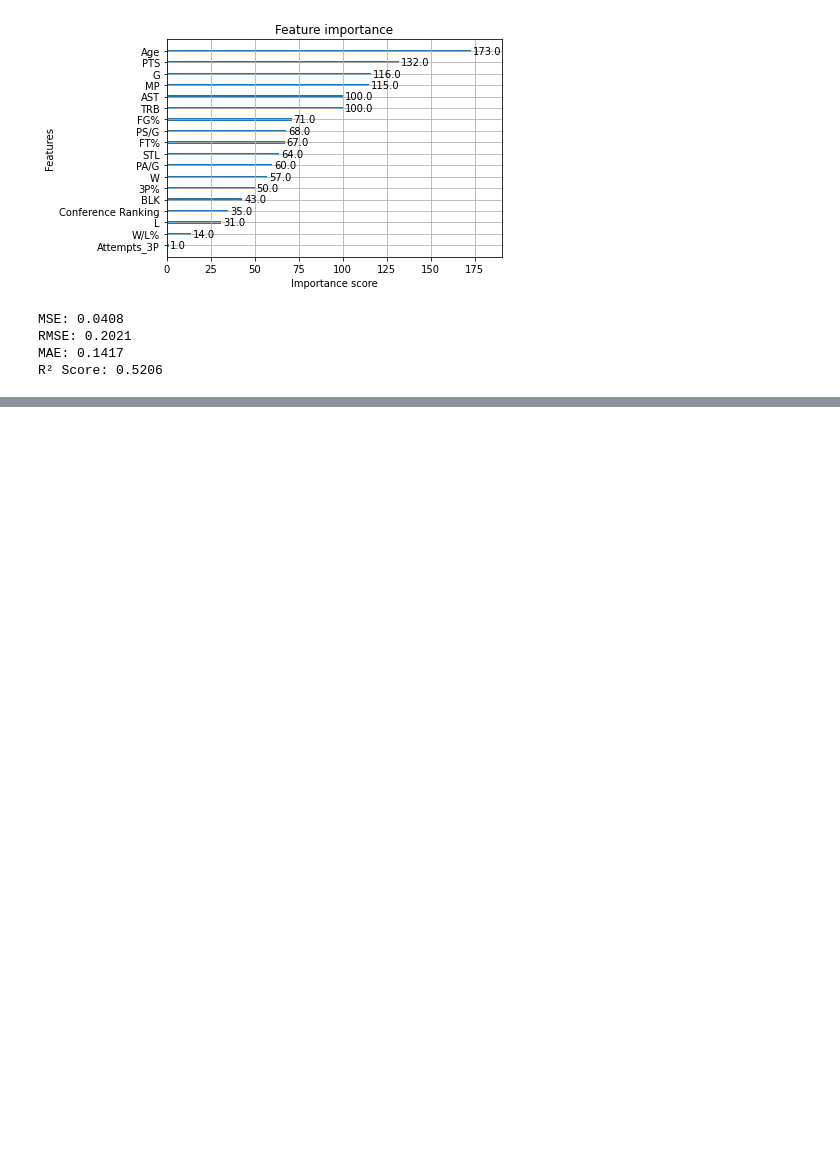
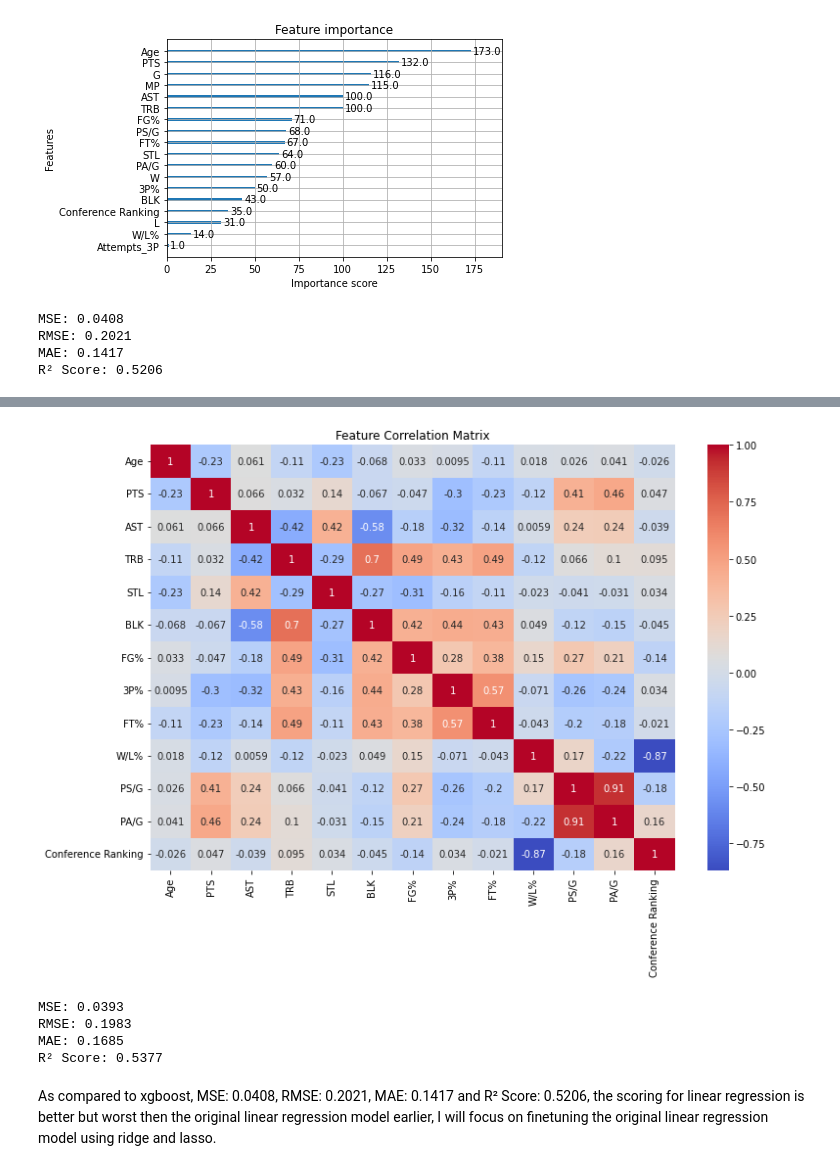
Before and after one commit to gohsoonhao/NBAMVP, a Jupyter notebook: nba_mvp_ml.ipynb, the cells around one changed output, grey strips where cells are left out. Drawn from its saved outputs; the diff is of its cells as text; code cells hidden in the pictures; blank space fills up the shorter version.

Commit message:
Done up finetuning of models

```diff
--- a/nba_mvp_ml.ipynb
+++ b/nba_mvp_ml.ipynb
@@ -132,0 +228,5 @@ After finetuning, I have obtained a better score. Now I am going to try out line
+# %%
+# see skewness
+
+features = ['Age', 'PTS', 'AST', 'TRB', 'STL','BLK', 'FG%', '3P%','FT%', 'W/L%', 'PS/G', 'PA/G', 'Conference Ranking']
+df_main[features].skew().sort_values(ascending=False)
@@ -132,0 +248,15 @@ After finetuning, I have obtained a better score. Now I am going to try out line
+# %%
+# Since |skewness| is rather high for BLK, Conference ranking, FG% (right skewed), 3P% and FT%(left skewed), we transform these features.
+df_main['BLK'] = np.log1p(df_main['BLK'])
+df_main['Conference Ranking'] = np.log1p(df_main['Conference Ranking'])
+df_main['FG%'] = np.log1p(df_main['FG%'])
+df_main['FT%'] = np.log1p(1 - df_main['FT%'])
+df_main['3P%'] = np.log1p(1 - df_main['3P%'])
+# Left-skewed fix (invert % before log)
+# %%
+plt.figure(figsize=(12,8))
+sns.heatmap(df_main[features].corr(), annot=True, cmap='coolwarm')
+plt.title("Feature Correlation Matrix")
+plt.show()
+# %% [output]
+[figure, added]
@@ -132,0 +277,27 @@ After finetuning, I have obtained a better score. Now I am going to try out line
+# %%
+from sklearn.linear_model import LinearRegression
+from sklearn.metrics import mean_squared_error, mean_absolute_error, r2_score
+import numpy as np
+
+model = LinearRegression()
+model.fit(X_train, y_train)
+
+y_pred = model.predict(X_test)
+
+# Evaluation
+mse = mean_squared_error(y_test, y_pred)
+rmse = np.sqrt(mse)
+mae = mean_absolute_error(y_test, y_pred)
+r2 = r2_score(y_test, y_pred)
+
+print(f"MSE: {mse:.4f}")
+print(f"RMSE: {rmse:.4f}")
+print(f"MAE: {mae:.4f}")
+print(f"R² Score: {r2:.4f}")
+# %% [output]
+MSE: 0.0393
+RMSE: 0.1983
+MAE: 0.1685
+R² Score: 0.5377
+# %% [markdown]
+As compared to xgboost, MSE: 0.0408, RMSE: 0.2021, MAE: 0.1417 and R² Score: 0.5206, the scoring for linear regression is better but worst then the original linear regression model earlier, I will focus on finetuning the original linear regression model using ridge and lasso.
```
Also changed, not shown: parts of 15 cells of this notebook.
